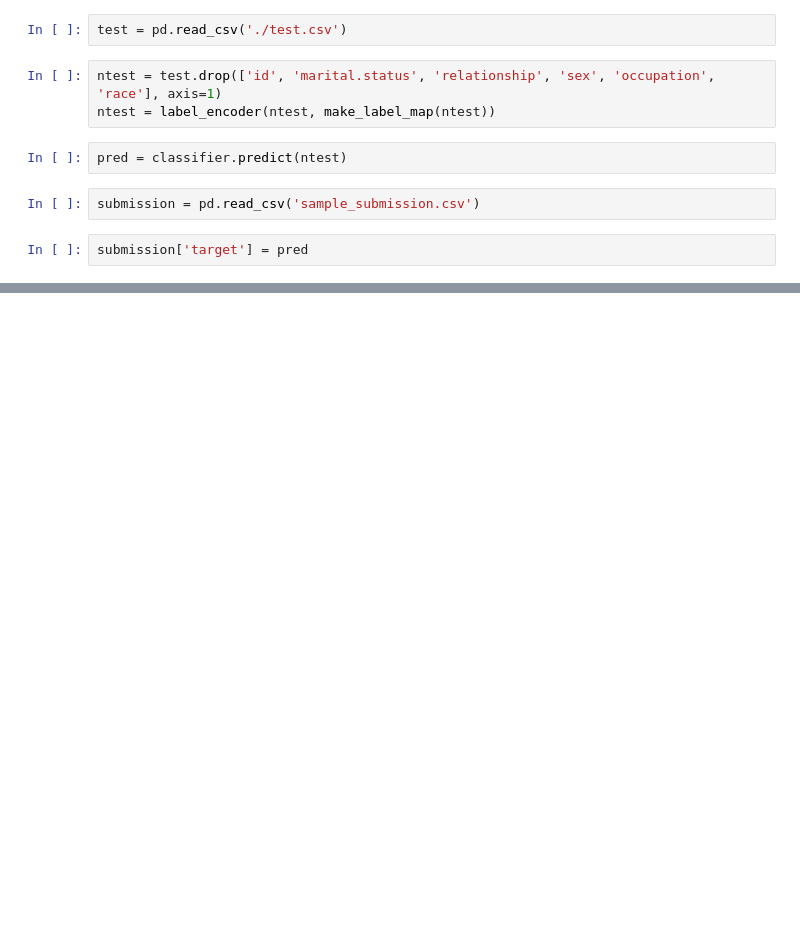
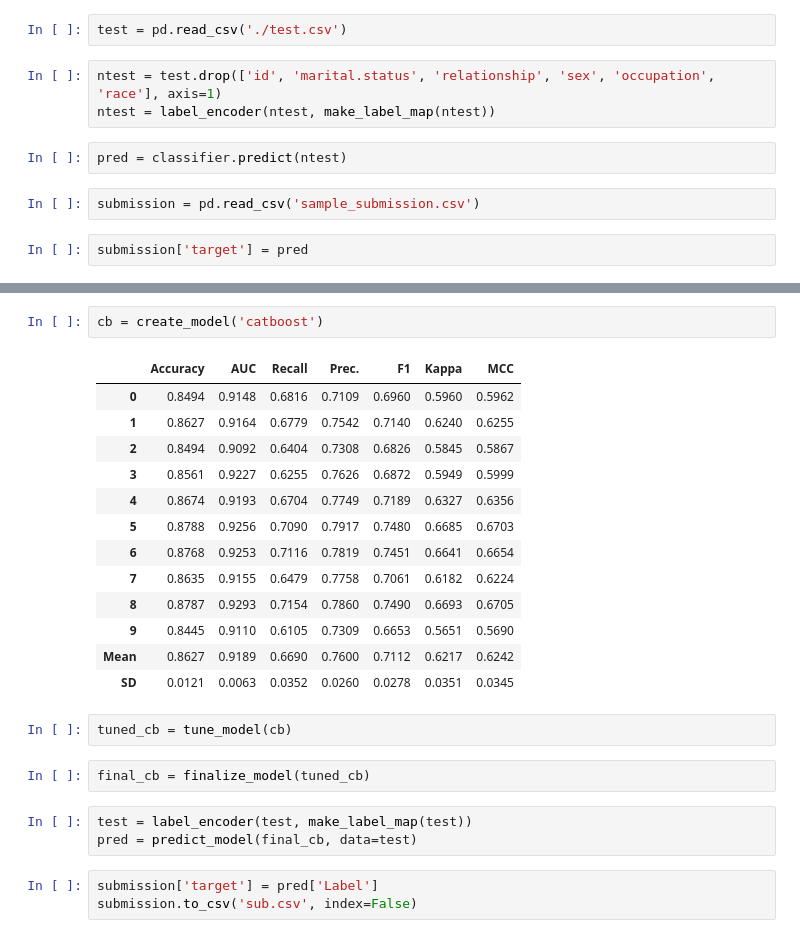
Before and after one commit to ChoiJunhee/dacon, a Jupyter notebook: 인구 데이터 기반 소득 예측 경진대회/Baseline_EDA.ipynb, the cells around one changed output, grey strips where cells are left out. Saved outputs shown, nothing was run; the diff lists cells and outputs as text; blank space fills up the shorter version.

```diff
--- a/인구 데이터 기반 소득 예측 경진대회/Baseline_EDA.ipynb
+++ b/인구 데이터 기반 소득 예측 경진대회/Baseline_EDA.ipynb
@@ -185,0 +221,26 @@ submission
+# %%
+cb = create_model('catboost')
+# %% [output]
+|  | Accuracy | AUC | Recall | Prec. | F1 | Kappa | MCC |
+| 0 | 0.8494 | 0.9148 | 0.6816 | 0.7109 | 0.6960 | 0.5960 | 0.5962 |
+| 1 | 0.8627 | 0.9164 | 0.6779 | 0.7542 | 0.7140 | 0.6240 | 0.6255 |
+| 2 | 0.8494 | 0.9092 | 0.6404 | 0.7308 | 0.6826 | 0.5845 | 0.5867 |
+| 3 | 0.8561 | 0.9227 | 0.6255 | 0.7626 | 0.6872 | 0.5949 | 0.5999 |
+| 4 | 0.8674 | 0.9193 | 0.6704 | 0.7749 | 0.7189 | 0.6327 | 0.6356 |
+| 5 | 0.8788 | 0.9256 | 0.7090 | 0.7917 | 0.7480 | 0.6685 | 0.6703 |
+| 6 | 0.8768 | 0.9253 | 0.7116 | 0.7819 | 0.7451 | 0.6641 | 0.6654 |
+| 7 | 0.8635 | 0.9155 | 0.6479 | 0.7758 | 0.7061 | 0.6182 | 0.6224 |
+| 8 | 0.8787 | 0.9293 | 0.7154 | 0.7860 | 0.7490 | 0.6693 | 0.6705 |
+| 9 | 0.8445 | 0.9110 | 0.6105 | 0.7309 | 0.6653 | 0.5651 | 0.5690 |
+| Mean | 0.8627 | 0.9189 | 0.6690 | 0.7600 | 0.7112 | 0.6217 | 0.6242 |
+| SD | 0.0121 | 0.0063 | 0.0352 | 0.0260 | 0.0278 | 0.0351 | 0.0345 |
+# %%
+tuned_cb = tune_model(cb)
+# %%
+final_cb = finalize_model(tuned_cb)
+# %%
+test = label_encoder(test, make_label_map(test))
+pred = predict_model(final_cb, data=test)
+# %%
+submission['target'] = pred['Label']
+submission.to_csv('sub.csv', index=False)
```
Also changed, not shown: parts of 7 cells of this notebook, 14 other files.
